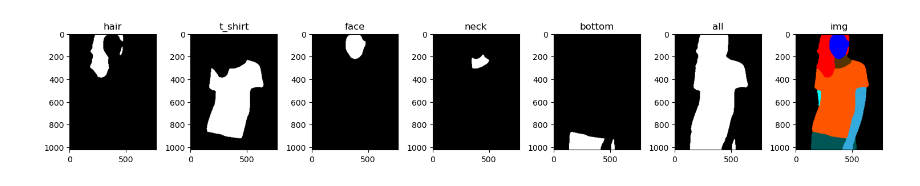
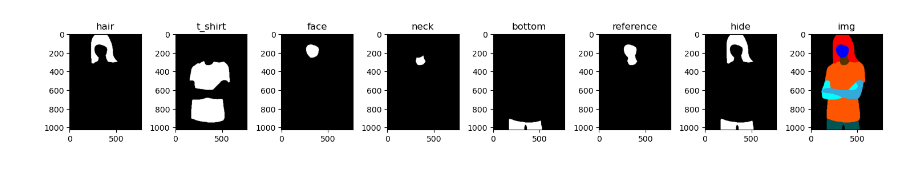
Before and after one commit to aidl-upc-2024-clothes-extractor/clothes-extractor, a Jupyter notebook: Jupyters/colors_selection.ipynb, the cells around one changed output. Saved outputs shown, nothing was run; the diff lists cells and outputs as text; code cells hidden in the pictures.

```diff
--- a/Jupyters/colors_selection.ipynb
+++ b/Jupyters/colors_selection.ipynb
@@ -23,11 +23,11 @@ import numpy as np
 # %%
 cfg = Config()
-cfg.dataset_dir = "../data/zalando-hd-resized"
+cfg.dataset_dir = "./data/zalando-hd-resized"
 cfg.dataset_mode = "train"
 cfg.load_height = 1024
 cfg.load_width = 768
 # %%
-filename = os.path.join(cfg.dataset_dir, cfg.dataset_mode, "image-parse-v3", '00000_00.png')
+filename = os.path.join(cfg.dataset_dir, cfg.dataset_mode, "image-parse-v3", '00007_00.png')
 
 hair_color = (254,0,0)
 t_shirt_color = (254,85,0)
@@ -36,51 +36,65 @@ botton_color = (0,85,85)
 face_color = (0,0,254)
 black = (0,0,0)
 white = (255, 255, 255)
+
 img = Image.open(filename).convert('RGB')
+
+
 data = np.array(img)
 data[(data != black).any(axis = -1)] = black
-all = data
+reference = data.copy()
+hide = data.copy()
+
 data = np.array(img)
 data[(data != hair_color).any(axis = -1)] = black
 data[(data == hair_color).all(axis = -1)] = white
-all += data
+hide += data
 hair = Image.fromarray(data[:,:,0], mode='L')
+
 data = np.array(img)
 data[(data != t_shirt_color).any(axis = -1)] = black
 data[(data == t_shirt_color).all(axis = -1)] = white
 #all += data
 t_shirt = Image.fromarray(data[:,:,0], mode='L')
+
 data = np.array(img)
 data[(data != face_color).any(axis = -1)] = black
 data[(data == face_color).all(axis = -1)] = white
-all += data
+reference += data
 face = Image.fromarray(data[:,:,0], mode='L')
+
 data = np.array(img)
 data[(data != neck_color).any(axis = -1)] = black
 data[(data == neck_color).all(axis = -1)] = white
-all += data
+reference += data
 neck = Image.fromarray(data[:,:,0], mode='L')
+
 data = np.array(img)
 data[(data != botton_color).any(axis = -1)] = black
 data[(data == botton_color).all(axis = -1)] = white
-all += data
+hide += data
 bottom = Image.fromarray(data[:,:,0], mode='L')
+
+hide = Image.fromarray(hide[:,:,0], mode='L')
+reference = Image.fromarray(reference[:,:,0], mode='L')
 # %%
-fig, ax = plt.subplots(1, 7, figsize=(15, 5))
+fig, ax = plt.subplots(1, 8, figsize=(15, 5))
 ax[0].imshow(hair, cmap='gray')
 ax[0].set_title('hair')
 ax[1].imshow(t_shirt, cmap='gray')
 ax[1].set_title('t_shirt')
 ax[2].imshow(face, cmap='gray')
 ax[2].set_title('face')
 ax[3].imshow(neck, cmap='gray')
 ax[3].set_title('neck')
 ax[4].imshow(bottom, cmap='gray')
 ax[4].set_title('bottom')
-ax[5].imshow(all, cmap='gray')
-ax[5].set_title('all')
-ax[6].imshow(img)
-ax[6].set_title('img')
+ax[5].imshow(reference, cmap='gray')
+ax[5].set_title('reference')
+ax[6].imshow(hide, cmap='gray')
+ax[6].set_title('hide')
+ax[7].imshow(img)
+ax[7].set_title('img')
 fig.tight_layout()
 # %% [output]
-[figure, old version]
+[figure, new version]
```
Also changed, not shown: parts of 3 cells of this notebook, 2 other files.
